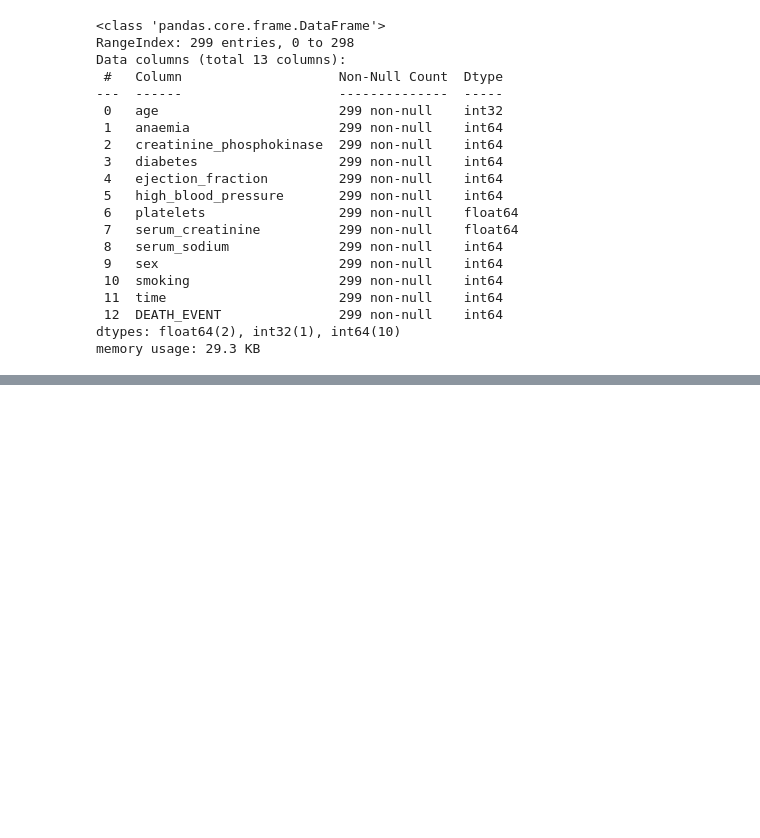
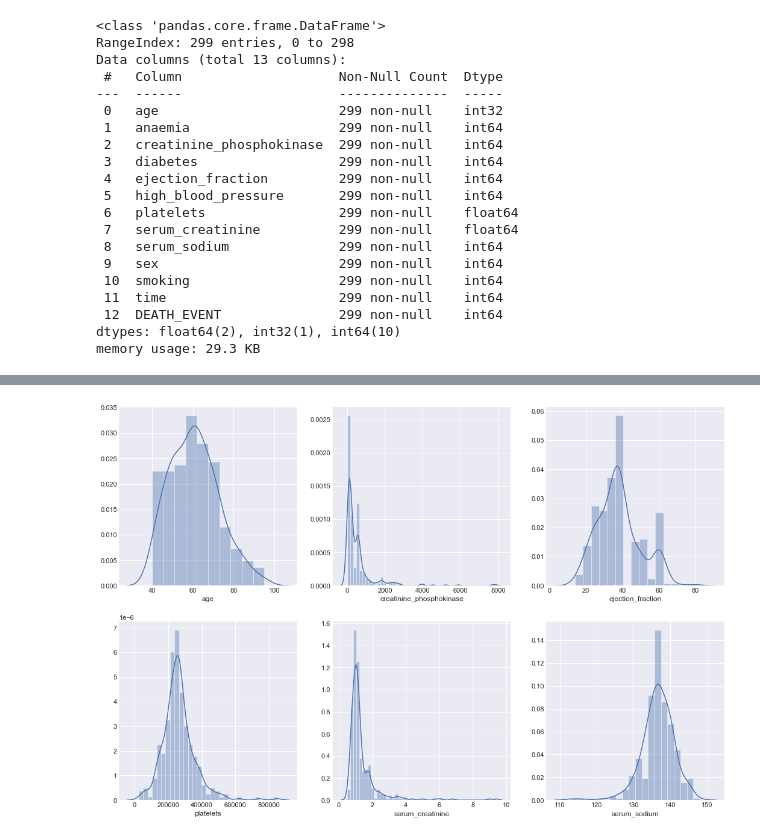
Before and after one commit to sushamasivananthan/MachineLearning, a Jupyter notebook: Heart_Failure_Analysis/heart_failure.ipynb, the cells around one changed output, grey strips where cells are left out. Saved outputs shown, nothing was run; the diff lists cells and outputs as text; code cells hidden in the pictures; blank space fills up the shorter version.

```diff
--- a/Heart_Failure_Analysis/heart_failure.ipynb
+++ b/Heart_Failure_Analysis/heart_failure.ipynb
@@ -138,0 +115,14 @@ print("statement added")
+# %%
+
+%matplotlib inline
+
+_ = [0, 2, 4, 6, 7, 8]
+_ = list(enumerate([list(df.columns)[i] for i in _], start=1))
+_
+
+fig = plt.figure(figsize=[18,12])
+for index, col_name in _:
+    ax = fig.add_subplot(2, 3, index)
+    sns.distplot(df[col_name])
+# %% [output]
+[figure, added]
```
Also changed, not shown: parts of 25 cells of this notebook.
